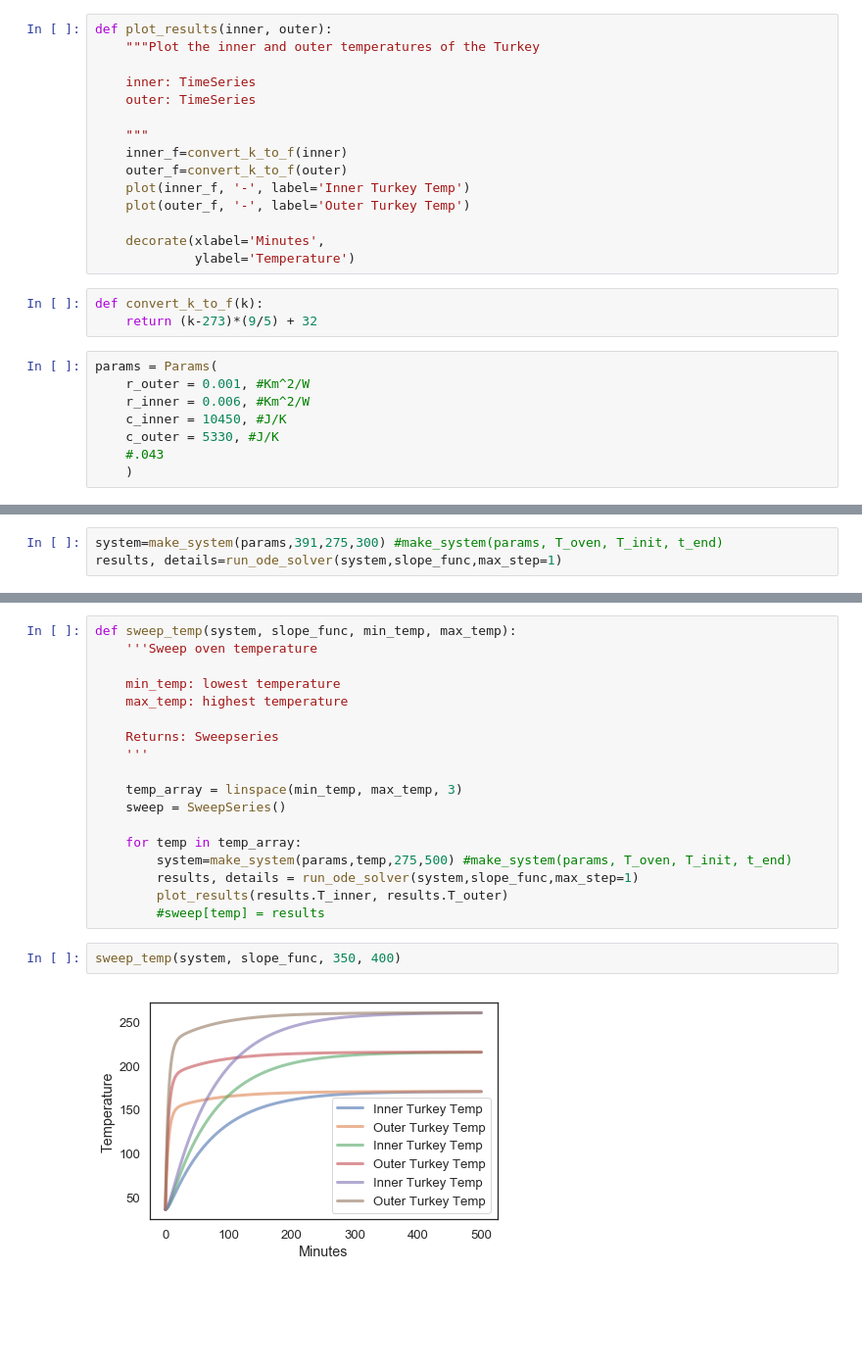
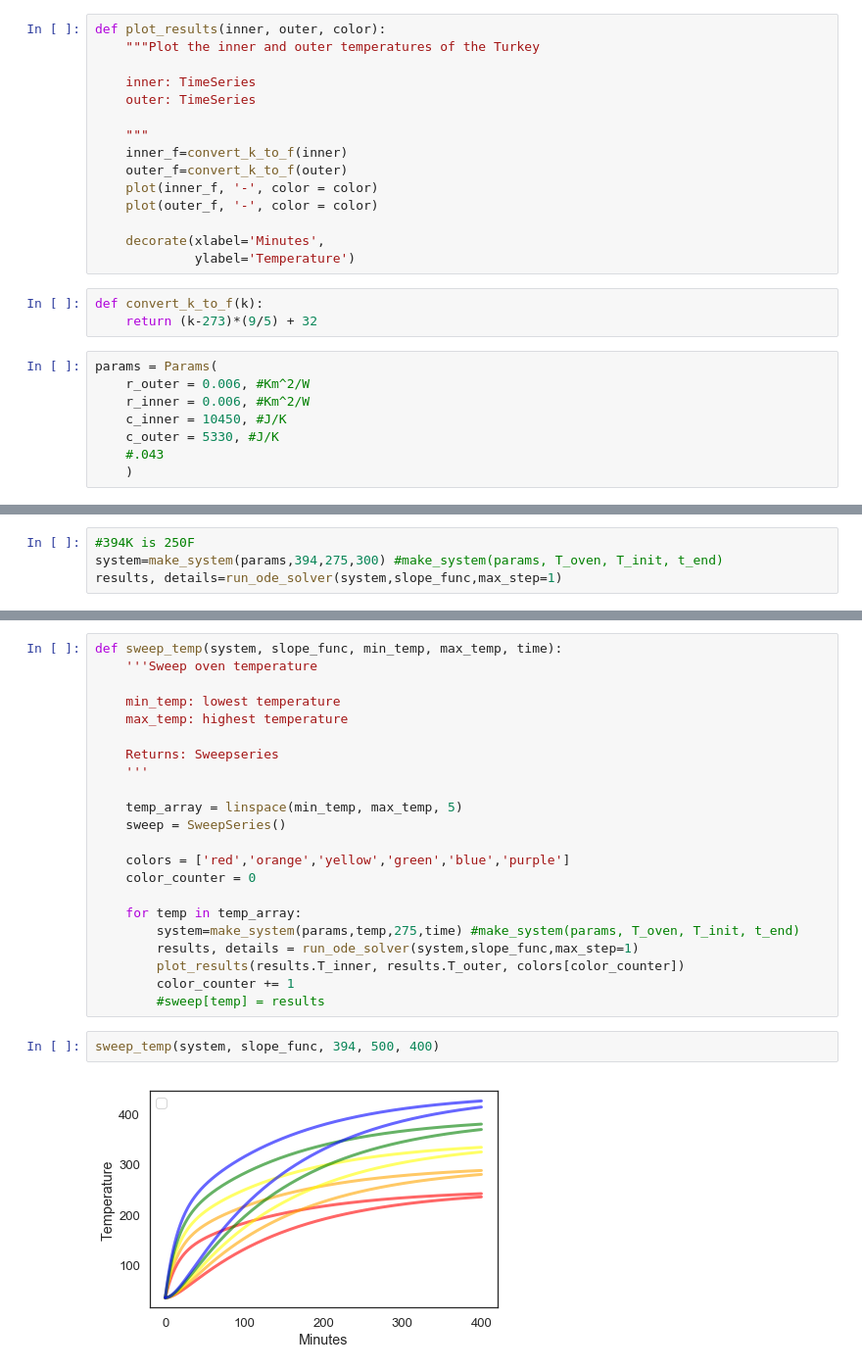
Before and after one commit to MellieZito/Project-2, a Jupyter notebook: code/Turkey.ipynb, the cells around one changed output, grey strips where cells are left out. Shown at 98% size. Cells and saved outputs as stored; diff of their text form; blank space fills up the shorter version.

Commit message:
coloring graphs

```diff
--- a/code/Turkey.ipynb
+++ b/code/Turkey.ipynb
@@ -86,7 +87,7 @@ def slope_func(state, t, system):
 
     return didt, dodt
 # %%
-def plot_results(inner, outer):
+def plot_results(inner, outer, color):
     """Plot the inner and outer temperatures of the Turkey
 
     inner: TimeSeries
@@ -95,8 +96,8 @@ def plot_results(inner, outer):
     """
     inner_f=convert_k_to_f(inner)
     outer_f=convert_k_to_f(outer)
-    plot(inner_f, '-', label='Inner Turkey Temp')
-    plot(outer_f, '-', label='Outer Turkey Temp')
+    plot(inner_f, '-', color = color)
+    plot(outer_f, '-', color = color)
 
     decorate(xlabel='Minutes',
              ylabel='Temperature')
@@ -105,7 +106,7 @@ def convert_k_to_f(k):
     return (k-273)*(9/5) + 32
 # %%
 params = Params(
-    r_outer = 0.001, #Km^2/W
+    r_outer = 0.006, #Km^2/W
     r_inner = 0.006, #Km^2/W
     c_inner = 10450, #J/K
     c_outer = 5330, #J/K
@@ -118,6 +119,7 @@ params = Params(
 | c_inner | 10450.000 |
 | c_outer | 5330.000 |
 # %%
-system=make_system(params,391,275,300) #make_system(params, T_oven, T_init, t_end)
+#394K is 250F
+system=make_system(params,394,275,300) #make_system(params, T_oven, T_init, t_end)
 results, details=run_ode_solver(system,slope_func,max_step=1)
 # %%
@@ -127,5 +129,5 @@ plot_results(results.T_inner, results.T_outer)
 # %%
-def sweep_temp(system, slope_func, min_temp, max_temp):
+def sweep_temp(system, slope_func, min_temp, max_temp, time):
     '''Sweep oven temperature
 
     min_temp: lowest temperature
@@ -134,15 +136,19 @@ def sweep_temp(system, slope_func, min_temp, max_temp):
     Returns: Sweepseries
     '''
 
-    temp_array = linspace(min_temp, max_temp, 3)
+    temp_array = linspace(min_temp, max_temp, 5)
     sweep = SweepSeries()
 
+    colors = ['red','orange','yellow','green','blue','purple']
+    color_counter = 0
+
     for temp in temp_array:
-        system=make_system(params,temp,275,500) #make_system(params, T_oven, T_init, t_end)
+        system=make_system(params,temp,275,time) #make_system(params, T_oven, T_init, t_end)
         results, details = run_ode_solver(system,slope_func,max_step=1)
-        plot_results(results.T_inner, results.T_outer)
+        plot_results(results.T_inner, results.T_outer, colors[color_counter])
+        color_counter += 1
         #sweep[temp] = results
 # %%
-sweep_temp(system, slope_func, 350, 400)
+sweep_temp(system, slope_func, 394, 500, 400)
 # %% [output]
-[figure, old version]
+[figure, new version]
```
Also changed, not shown: parts of 3 cells of this notebook.
